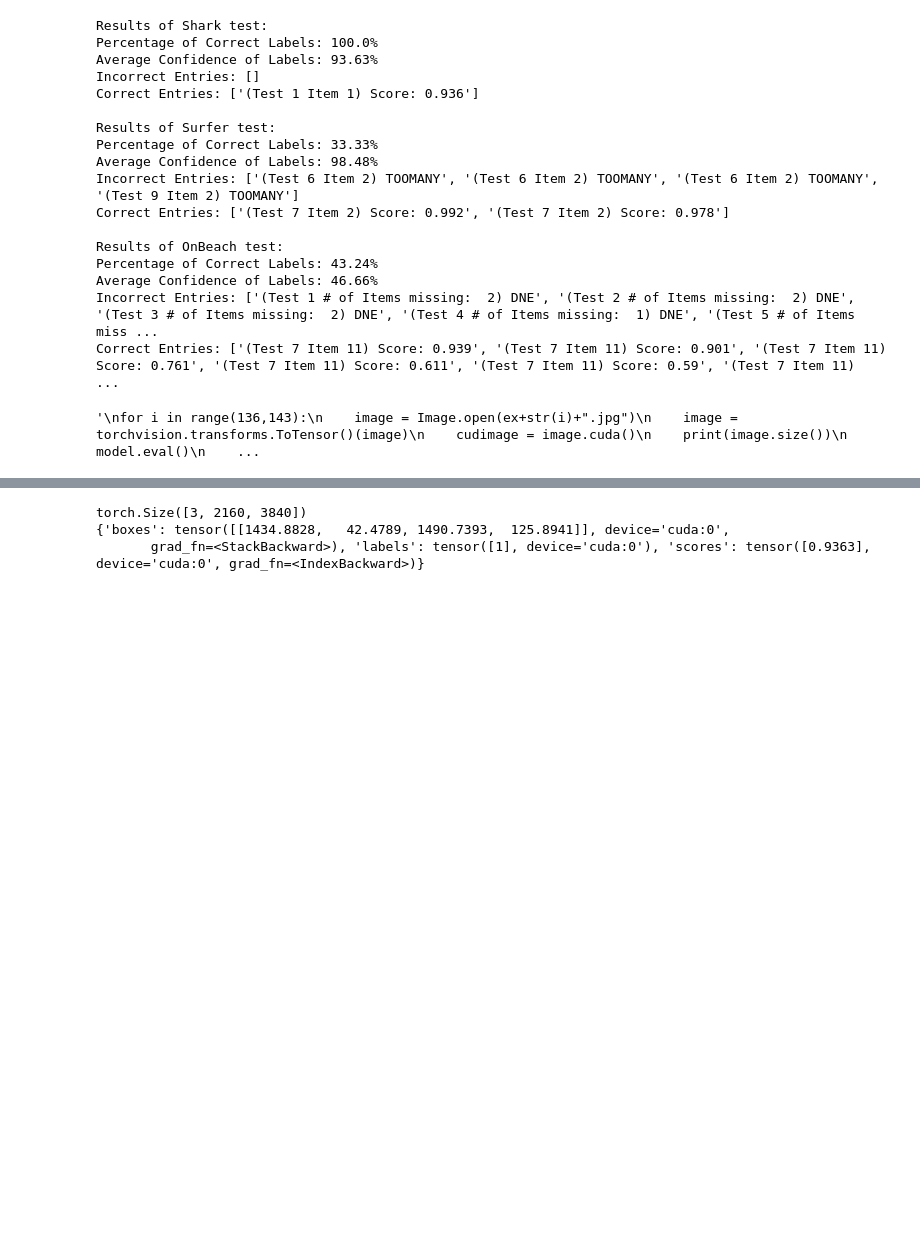
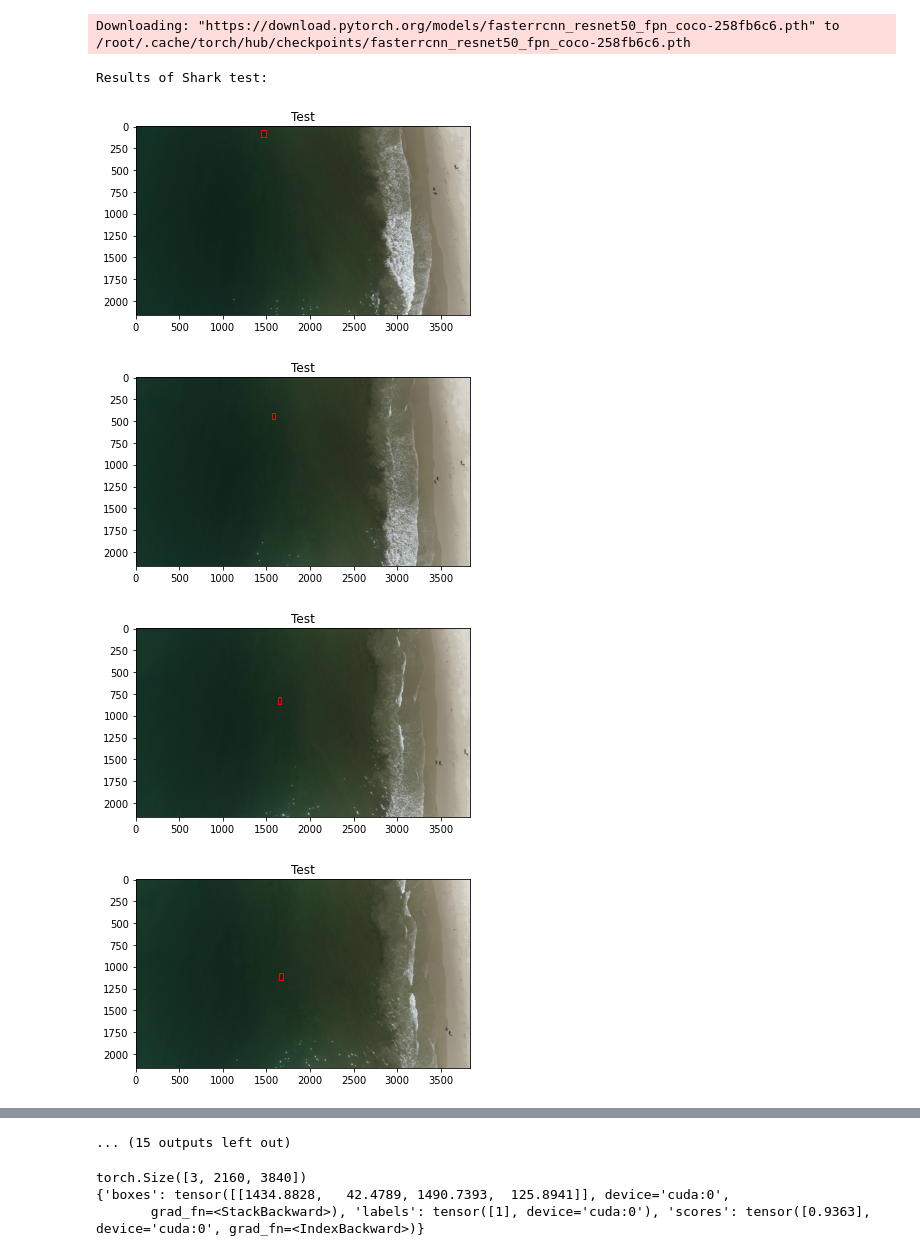
Before and after one commit to ksunjara/SharkSpotting, a Jupyter notebook: pytorchfasterrcnn/SharkTesting.ipynb, the cells around one changed output, grey strips where cells are left out. Saved outputs shown, nothing was run; the diff lists cells and outputs as text; code cells hidden in the pictures; blank space fills up the shorter version.

```diff
--- a/pytorchfasterrcnn/SharkTesting.ipynb
+++ b/pytorchfasterrcnn/SharkTesting.ipynb
@@ -175,6 +173,8 @@ in_features = model.roi_heads.box_predictor.cls_score.in_features
 model.roi_heads.box_predictor = FastRCNNPredictor(in_features, num_classes)
 model.to(device)
 
+#model.load_state_dict(torch.load("drive/My Drive/novembersecond.pth", map_location=device))
+#model.load_state_dict(torch.load("drive/My Drive/octobersecond.pth", map_location=device))
 model.load_state_dict(torch.load("drive/My Drive/novemberfifteenth.pth", map_location=device))
 
 label_colors = {
@@ -186,9 +186,9 @@ label_colors = {
     6 : "#74d2f1",  #leopard shark
     7 : "#7474f1",  #dolphin
     8 : "#95FF80",  #boat
-    9 : "408732",    #bodyboarder
-    10 : "blue",
-    11 : "blue"
+    9 : "408732",   #bodyboarder
+    10 : "green",   #misc
+    11 : "blue"     #OnBeach
 }
 
 def show_boxes(im,boxes, labels):
@@ -221,7 +221,29 @@ class tst:
 shark_tests = []
 
 shark_tests.append(tst(1, 1,1 ))
-
+shark_tests.append(tst(1, 1, 2))
+shark_tests.append(tst(1, 1, 3))
+shark_tests.append(tst(1, 1, 4))
+shark_tests.append(tst(1, 1, 5))
+shark_tests.append(tst(1, 1, 6))
+shark_tests.append(tst(1, 1, 7))
+shark_tests.append(tst(1, 1, 8))
+shark_tests.append(tst(1, 1, 9))
+shark_tests.append(tst(1, 1, 10))
+shark_tests.append(tst(1, 1, 11))
+shark_tests.append(tst(1, 1, 12))
+shark_tests.append(tst(1, 1, 13))
+shark_tests.append(tst(1, 1, 14))
+shark_tests.append(tst(1, 1, 15))
+shark_tests.append(tst(1, 1, 16))
+shark_tests.append(tst(1, 1, 17))
+shark_tests.append(tst(1, 0, 136))
+shark_tests.append(tst(1, 0, 137))
+shark_tests.append(tst(1, 0, 138))
+shark_tests.append(tst(1, 0, 139))
+shark_tests.append(tst(1, 0, 141))
+shark_tests.append(tst(1, 0, 142))
+shark_tests.append(tst(1, 0, 143))
 
 # List containing tests for humans
 human_tests = []
@@ -296,7 +318,7 @@ def test_label (label, test_lst,  check_boxes=False,box_threshold=5 ):
         scores = ans[0]['scores'].tolist()
 
         # uncomment for faster performance, or to not see the boxes
-        #show_boxes(image, ans[0]['boxes'][keep], labels)
+        show_boxes(image, ans[0]['boxes'][keep], labels)
         #print(labels)
 
         exists_in = [i for i in labels if i == test.label]
@@ -305,64 +327,38 @@ def test_label (label, test_lst,  check_boxes=False,box_threshold=5 ):
         if len(exists_in) > test.items:
             nwrong+=  len(exists_in) - test.items;
         if len(exists_in)< test.items:
             item_wro.append(("(Test "+str(n)+" # of Items missing:  "+str(test.items-len(exists_in))+") DNE" ))
         if len(exists_in) > 0:
         # Go through each test item
             cur_item =0
             for i in range(len(labels)):
                 if  labels[i] == test.label:
                     if cur_item+1 <= test.items:
                         item_cor.append(("(Test "+str(n)+" Item "+str(test.label)+") Score: " + str(round(scores[i],3))))
                         avg_confid += scores[i]
                     else:
                         item_wro.append(("(Test "+str(n)+" Item "+str(test.label)+") TOOMANY" ))
                     cur_item+=1
         n+=1
     print( "Percentage of Correct Labels: " + str(round(len(item_cor)/(nwrong+total)*100,2) ) + "%")
     if( len(item_cor) >0):
         print( "Average Confidence of Labels: " + str(round(avg_confid/len(item_cor)*100,2)) + "%")
     else:
         print( "Average Confidence of Labels: 0% none found")
 
     print("Incorrect Entries:" , item_wro)
     print("Correct Entries:", item_cor)
 
 print("Results of Shark test: ")
 test_label(1,shark_tests)
 print("\nResults of Surfer test: ")
-test_label(2, human_tests)
+#test_label(2, human_tests)
 print("\nResults of OnBeach test: ")
-test_label(11, beach_tests)
-'''
-for i in range(136,143):
-    image = Image.open(ex+str(i)+".jpg")
-    image = torchvision.transforms.ToTensor()(image)
-    cudimage = image.cuda()
-    print(image.size())
-    model.eval()
-    ans = model([cudimage])
-    keep = torchvision.ops.nms(ans[0]['boxes'], ans[0]['scores'], 0)
-#    print(ans[0])
-    labels = ans[0]['labels'].tolist()
-    print(labels)
-    show_boxes(image, ans[0]['boxes'][keep], labels)
-'''
+#test_label(11, beach_tests)
 # %% [output]
-Results of Shark test:
-Percentage of Correct Labels: 100.0%
-Average Confidence of Labels: 93.63%
-Incorrect Entries: []
-Correct Entries: ['(Test 1 Item 1) Score: 0.936']
-
-Results of Surfer test:
-Percentage of Correct Labels: 33.33%
-Average Confidence of Labels: 98.48%
-Incorrect Entries: ['(Test 6 Item 2) TOOMANY', '(Test 6 Item 2) TOOMANY', '(Test 6 Item 2) TOOMANY', '(Test 9 Item 2) TOOMANY']
-Correct Entries: ['(Test 7 Item 2) Score: 0.992', '(Test 7 Item 2) Score: 0.978']
-
-Results of OnBeach test:
-Percentage of Correct Labels: 43.24%
-Average Confidence of Labels: 46.66%
-Incorrect Entries: ['(Test 1 # of Items missing:  2) DNE', '(Test 2 # of Items missing:  2) DNE', '(Test 3 # of Items missing:  2) DNE', '(Test 4 # of Items missing:  1) DNE', '(Test 5 # of Items miss ...
-Correct Entries: ['(Test 7 Item 11) Score: 0.939', '(Test 7 Item 11) Score: 0.901', '(Test 7 Item 11) Score: 0.761', '(Test 7 Item 11) Score: 0.611', '(Test 7 Item 11) Score: 0.59', '(Test 7 Item 11)  ...
+Downloading: "https://download.pytorch.org/models/fasterrcnn_resnet50_fpn_coco-258fb6c6.pth" to /root/.cache/torch/hub/checkpoints/fasterrcnn_resnet50_fpn_coco-258fb6c6.pth
-'\nfor i in range(136,143):\n    image = Image.open(ex+str(i)+".jpg")\n    image = torchvision.transforms.ToTensor()(image)\n    cudimage = image.cuda()\n    print(image.size())\n    model.eval()\n    ...
+Results of Shark test:
+[figure, added]
+[figure, added]
+[figure, added]
+[figure, added]
@@ -369,3 +371,4 @@ Correct Entries: ['(Test 7 Item 11) Score: 0.939', '(Test 7 Item 11) Score: 0.90
+... (15 outputs left out)
 # %%
 for i in range(1,79):
     image = Image.open(ex+str(i)+".jpg")
```
Also changed, not shown: parts of 3 cells of this notebook.
